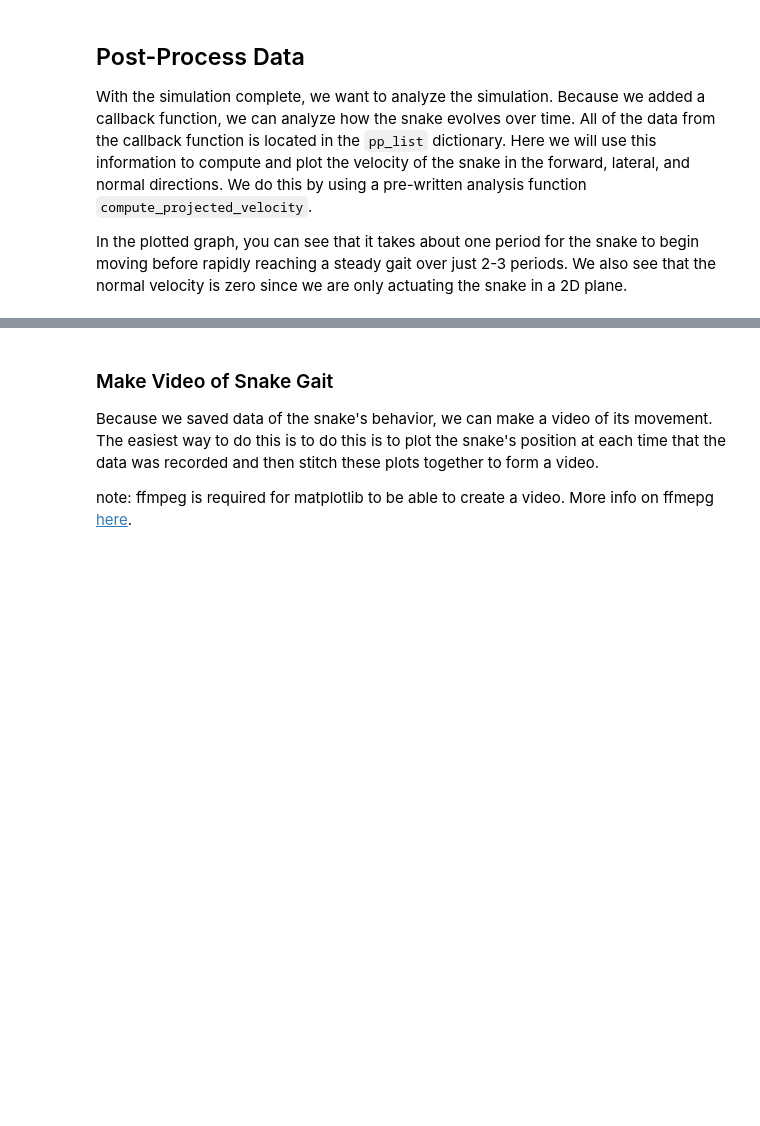
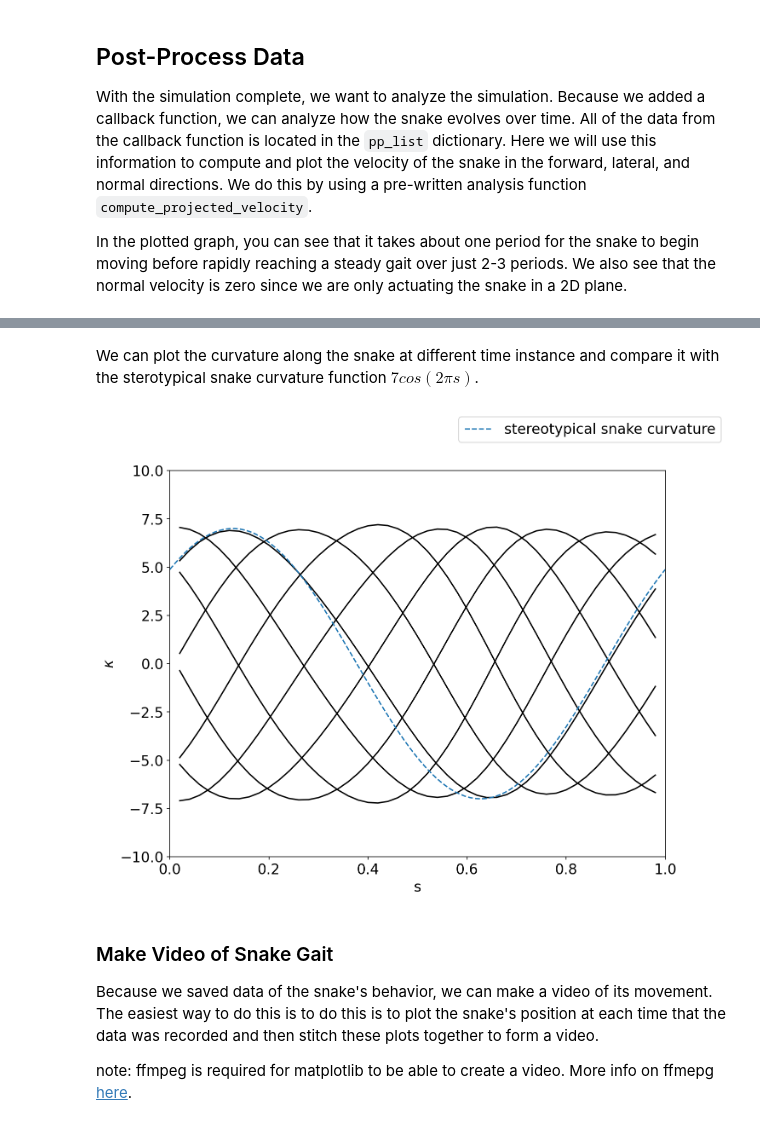
Before and after one commit to GazzolaLab/PyElastica, a Jupyter notebook: examples/Binder/2_Slithering_Snake.ipynb, the cells around one changed output, grey strips where cells are left out. Cells and saved outputs as stored; diff of their text form; code cells hidden in the pictures; blank space fills up the shorter version.

Commit message:
finalize the continuum snake and slithering snake examples.

```diff
--- a/examples/Binder/2_Slithering_Snake.ipynb
+++ b/examples/Binder/2_Slithering_Snake.ipynb
@@ -32,6 +32,8 @@ The first thing to do is initialize the simulator class by combining all the imp
 # %%
 class SnakeSimulator(BaseSystemCollection, Constraints, Forcing, CallBacks):
     pass
+
+
 snake_sim = SnakeSimulator()
 
 # Define rod parameters
@@ -39,12 +41,12 @@ n_elem = 50
 start = np.array([0.0, 0.0, 0.0])
 direction = np.array([0.0, 0.0, 1.0])
 normal = np.array([0.0, 1.0, 0.0])
-base_length = 1.0
-base_radius = 0.025
+base_length = 0.35
+base_radius = base_length * 0.011
 base_area = np.pi * base_radius ** 2
 density = 1000
-nu = 5.0
-E = 1e7
+nu = 1e-4
+E = 1e6
 poisson_ratio = 0.5
 
 # Create rod
@@ -83,9 +87,9 @@ A snake generates torque throughout its body through muscle activations. While t
 You may notice that the muscle torque parameters appear to have special values. These are optimized coefficients for a snake gait. For information about how to do this optimization, see the [snake optimization example script](../ContinuumSnakeCase/continuum_snake.py).
 # %%
 # Define muscle torque parameters
-period = 1.0
-wave_length = 0.97
-b_coeff=np.array([17.4, 48.5, 5.4, 14.7])
+period = 2.0
+wave_length = 1.0
+b_coeff = np.array([3.4e-3, 3.3e-3, 4.2e-3, 2.6e-3, 3.6e-3, 3.5e-3])
 
 # Add muscle torques to the rod
 snake_sim.add_forcing_to(shearable_rod).using(
@@ -100,4 +104,4 @@ snake_sim.add_forcing_to(shearable_rod).using(
     direction=normal,
     with_spline=True,
 )
-print('Muscle torques added to the rod')
+print("Muscle torques added to the rod")
@@ -176,7 +186,7 @@ With the callback function added, we can now finalize the system and also define
 snake_sim.finalize()
 
 final_time = 5.0 * period
-dt = 4.0e-5
+dt = 8.0e-6
 total_steps = int(final_time / dt)
 print("Total steps", total_steps)
 
@@ -221,3 +306,48 @@ compute_and_plot_velocity(pp_list, period)
+# %% [markdown]
+We can plot the curvature along the snake at different time instance and compare it with the sterotypical snake curvature function $7cos(2 \pi s)$.
+# %%
+def plot_curvature(
+    plot_params: dict,
+    rest_lengths,
+    period,
+):
+    from matplotlib import pyplot as plt
+    from matplotlib.colors import to_rgb
+
+    s = np.cumsum(rest_lengths)
+    L0 = s[-1]
+    s = s / L0
+    s = s[:-1].copy()
+    x = np.linspace(0, 1, 100)
+    curvature = np.array(plot_params["curvature"])
+    time = np.array(plot_params["time"])
+    peak_time = period * 0.125
+    dt = time[1] - time[0]
+    peak_idx = int(peak_time / (dt))
+    plt.rcParams.update({"font.size": 16})
+    fig = plt.figure(figsize=(10, 8), frameon=True, dpi=150)
+    ax = fig.add_subplot(111)
+    try:
+        for i in range(peak_idx * 8, peak_idx * 8 * 2, peak_idx):
+            ax.plot(s, curvature[i, 0, :] * L0, "k")
+    except:
+        print("Simulation time not long enough to plot curvature")
+    ax.plot(
+        x, 7 * np.cos(2 * np.pi * x - 0.80), "--", label="stereotypical snake curvature"
+    )
+    ax.set_ylabel(r"$\kappa$", fontsize=16)
+    ax.set_xlabel("s", fontsize=16)
+    ax.set_xlim(0, 1)
+    ax.set_ylim(-10, 10)
+    fig.legend(prop={"size": 16})
+    plt.show()
+
+    plt.close(plt.gcf())
+
+
+plot_curvature(pp_list, shearable_rod.rest_lengths, period)
+# %% [output]
+[figure, added]
 # %% [markdown]
 ### Make Video of Snake Gait
 Because we saved data of the snake's behavior, we can make a video of its movement. The easiest way to do this is to do this is to plot the snake's position at each time that the data was recorded and then stitch these plots together to form a video.
```
Also changed, not shown: parts of 10 cells of this notebook, 3 other files.
